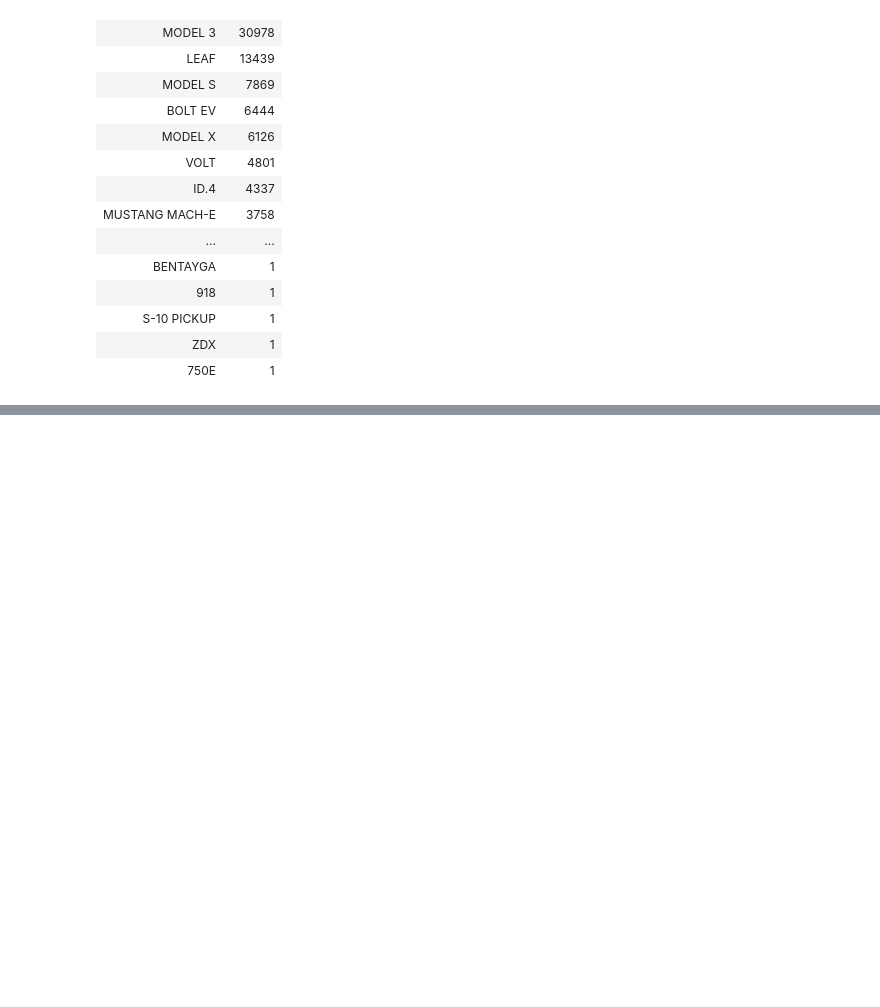
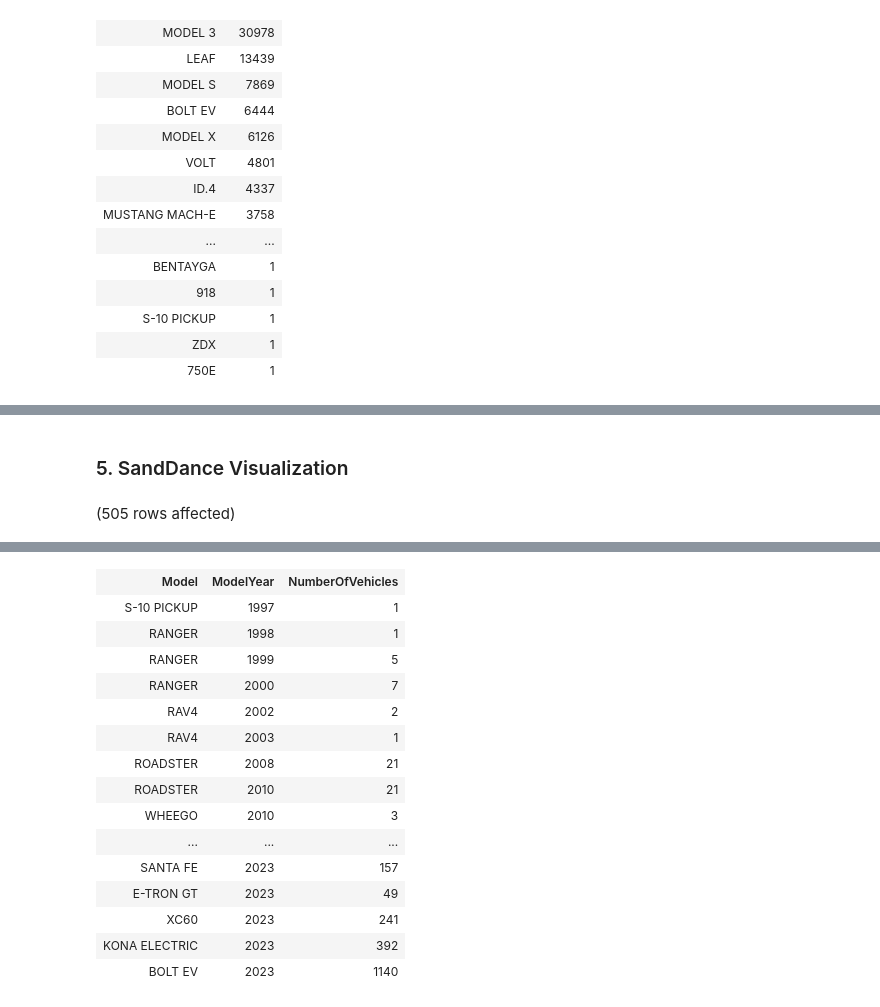
Before and after one commit to Samantacastro/AzureProject, a Jupyter notebook: AzureNotebook.ipynb, the cells around one changed output, grey strips where cells are left out. Cells and saved outputs as stored; diff of their text form; code cells hidden in the pictures; blank space fills up the shorter version.

Commit message:
Completed all visualizations

```diff
--- a/AzureNotebook.ipynb
+++ b/AzureNotebook.ipynb
@@ -65,0 +110,11 @@ Total execution time: 00:00:00.269
+# %% [markdown]
+### 5\. SandDance Visualization
+# %%
+SELECT Model,
+       ModelYear,
+       COUNT(*) AS NumberOfVehicles
+FROM AzureProject.dbo.EVPopulationWA
+GROUP BY Model, ModelYear
+ORDER BY ModelYear;
+# %% [output]
+(505 rows affected)
@@ -65,0 +122,16 @@ Total execution time: 00:00:00.269
+| Model | ModelYear | NumberOfVehicles |
+| S-10 PICKUP | 1997 | 1 |
+| RANGER | 1998 | 1 |
+| RANGER | 1999 | 5 |
+| RANGER | 2000 | 7 |
+| RAV4 | 2002 | 2 |
+| RAV4 | 2003 | 1 |
+| ROADSTER | 2008 | 21 |
+| ROADSTER | 2010 | 21 |
+| WHEEGO | 2010 | 3 |
+| ... | ... | ... |
+| SANTA FE | 2023 | 157 |
+| E-TRON GT | 2023 | 49 |
+| XC60 | 2023 | 241 |
+| KONA ELECTRIC | 2023 | 392 |
+| BOLT EV | 2023 | 1140 |
```
Also changed, not shown: parts of 7 cells of this notebook.
